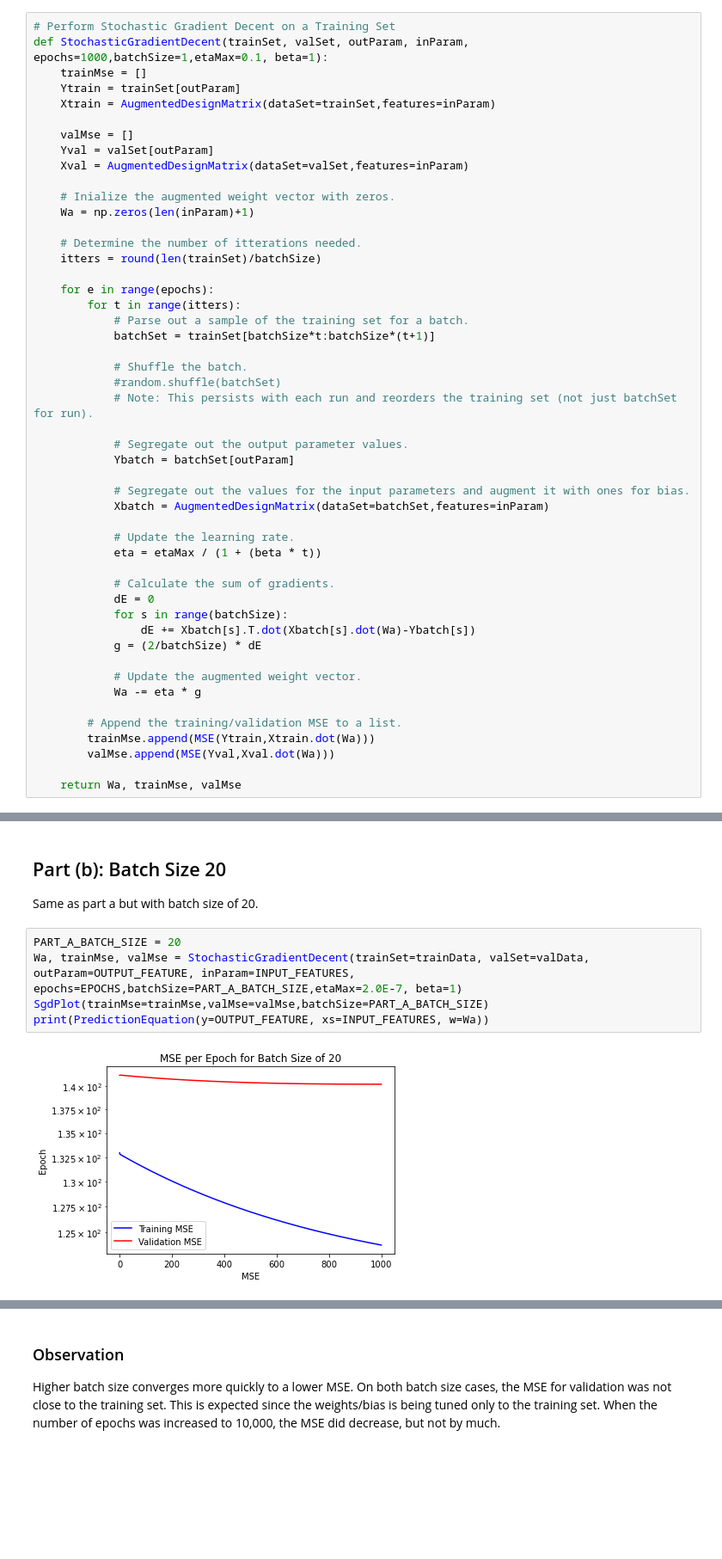
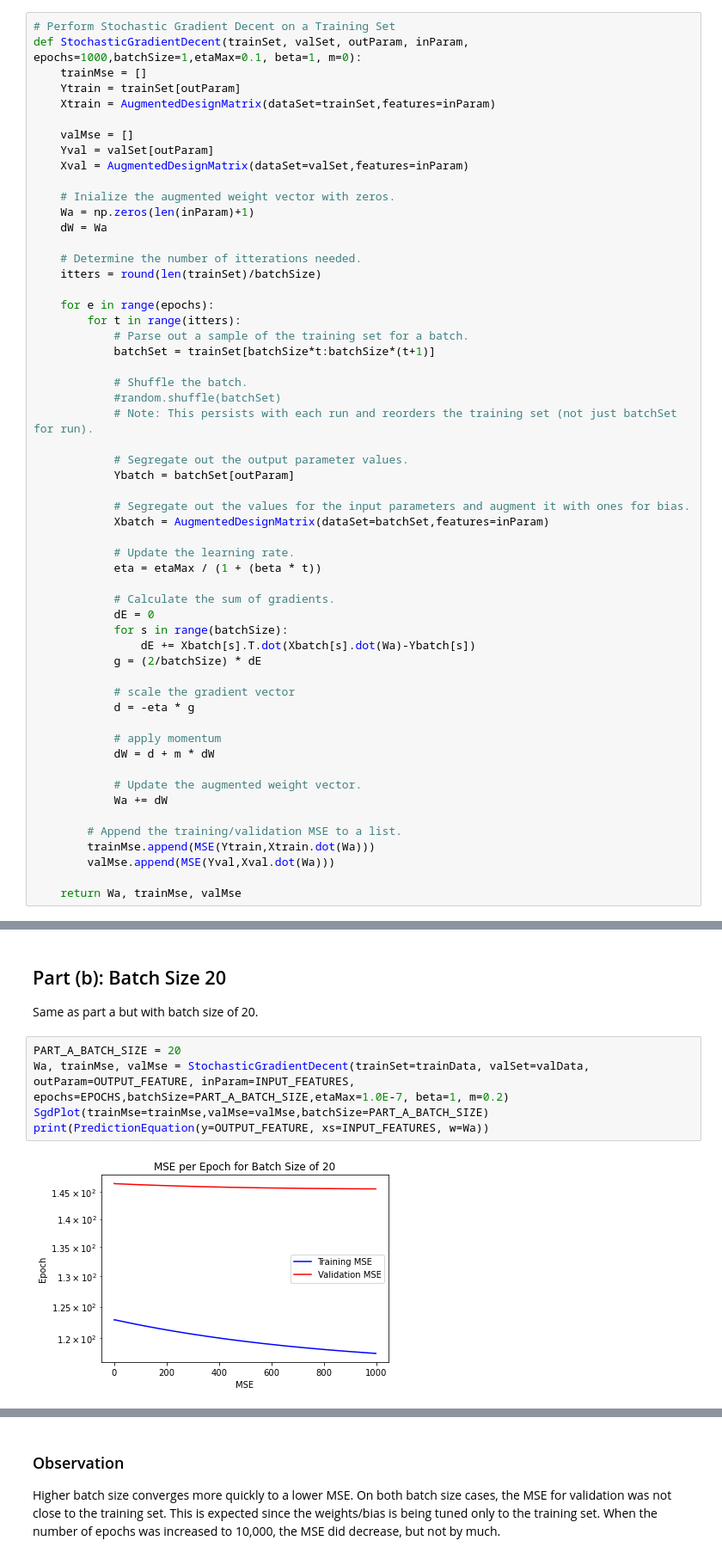
Before and after one commit to richardhemphill/ECE5268_MiniProject, a Jupyter notebook: MP1/src/Hemphill_MP1_P3.ipynb, the cells around one changed output, grey strips where cells are left out. Shown at 86% size. Cells and saved outputs as stored; diff of their text form; blank space fills up the shorter version.

Commit message:
add momentum

```diff
--- a/MP1/src/Hemphill_MP1_P3.ipynb
+++ b/MP1/src/Hemphill_MP1_P3.ipynb
@@ -45,7 +45,7 @@ def PredictionEquation(y, xs, w):
     return eq
 # %%
 # Perform Stochastic Gradient Decent on a Training Set
-def StochasticGradientDecent(trainSet, valSet, outParam, inParam, epochs=1000,batchSize=1,etaMax=0.1, beta=1):
+def StochasticGradientDecent(trainSet, valSet, outParam, inParam, epochs=1000,batchSize=1,etaMax=0.1, beta=1, m=0):
     trainMse = []
     Ytrain = trainSet[outParam]
     Xtrain = AugmentedDesignMatrix(dataSet=trainSet,features=inParam)
@@ -56,6 +56,7 @@ def StochasticGradientDecent(trainSet, valSet, outParam, inParam, epochs=1000,ba
 
     # Inialize the augmented weight vector with zeros.
     Wa = np.zeros(len(inParam)+1)
+    dW = Wa
 
     # Determine the number of itterations needed.
     itters = round(len(trainSet)/batchSize)
@@ -84,8 +85,14 @@ def StochasticGradientDecent(trainSet, valSet, outParam, inParam, epochs=1000,ba
                 dE += Xbatch[s].T.dot(Xbatch[s].dot(Wa)-Ybatch[s])
             g = (2/batchSize) * dE
 
+            # scale the gradient vector
+            d = -eta * g
+
+            # apply momentum
+            dW = d + m * dW
+
             # Update the augmented weight vector.
-            Wa -= eta * g
+            Wa += dW
 
         # Append the training/validation MSE to a list.
         trainMse.append(MSE(Ytrain,Xtrain.dot(Wa)))
@@ -131,8 +138,8 @@ The maximum eta (i.e. learning rate) must be set very low or else, the model wil
 Same as part a but with batch size of 20.
 # %%
 PART_A_BATCH_SIZE = 20
-Wa, trainMse, valMse = StochasticGradientDecent(trainSet=trainData, valSet=valData, outParam=OUTPUT_FEATURE, inParam=INPUT_FEATURES, epochs=EPOCHS,batchSize=PART_A_BATCH_SIZE,etaMax=2.0E-7, beta=1)
+Wa, trainMse, valMse = StochasticGradientDecent(trainSet=trainData, valSet=valData, outParam=OUTPUT_FEATURE, inParam=INPUT_FEATURES, epochs=EPOCHS,batchSize=PART_A_BATCH_SIZE,etaMax=1.0E-7, beta=1, m=0.2)
 SgdPlot(trainMse=trainMse,valMse=valMse,batchSize=PART_A_BATCH_SIZE)
 print(PredictionEquation(y=OUTPUT_FEATURE, xs=INPUT_FEATURES, w=Wa))
 # %% [output]
-[figure, old version]
+[figure, new version]
```
Also changed, not shown: parts of 2 cells of this notebook.
